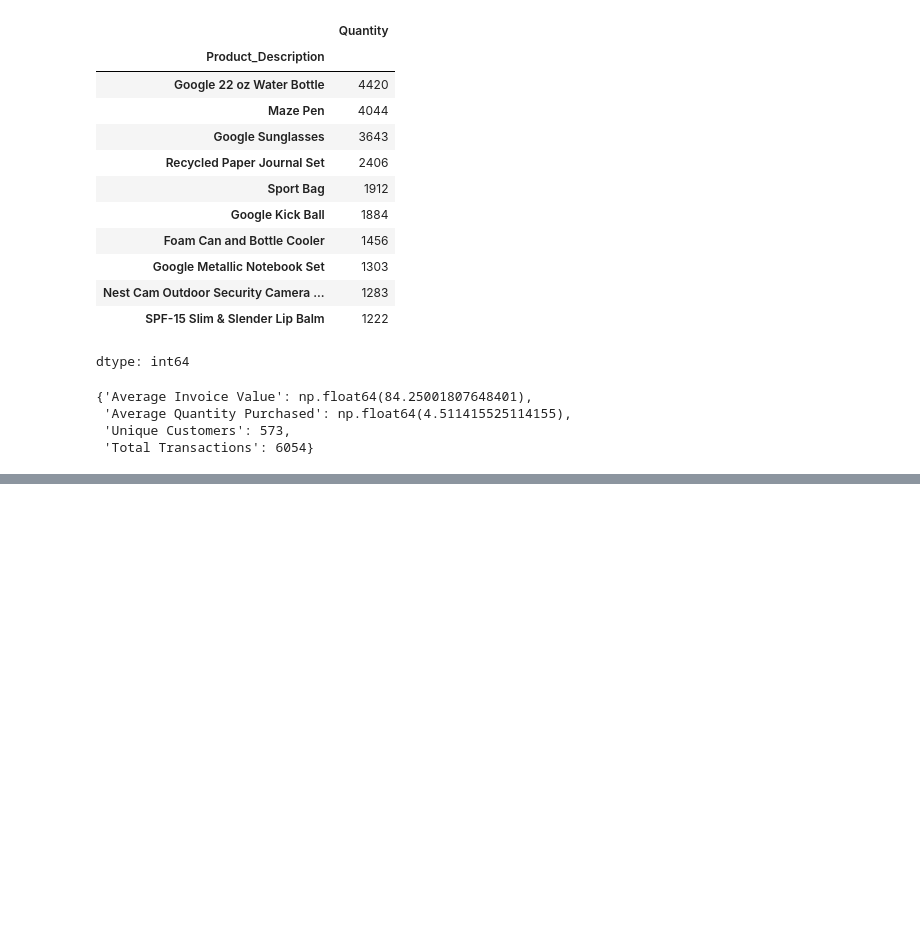
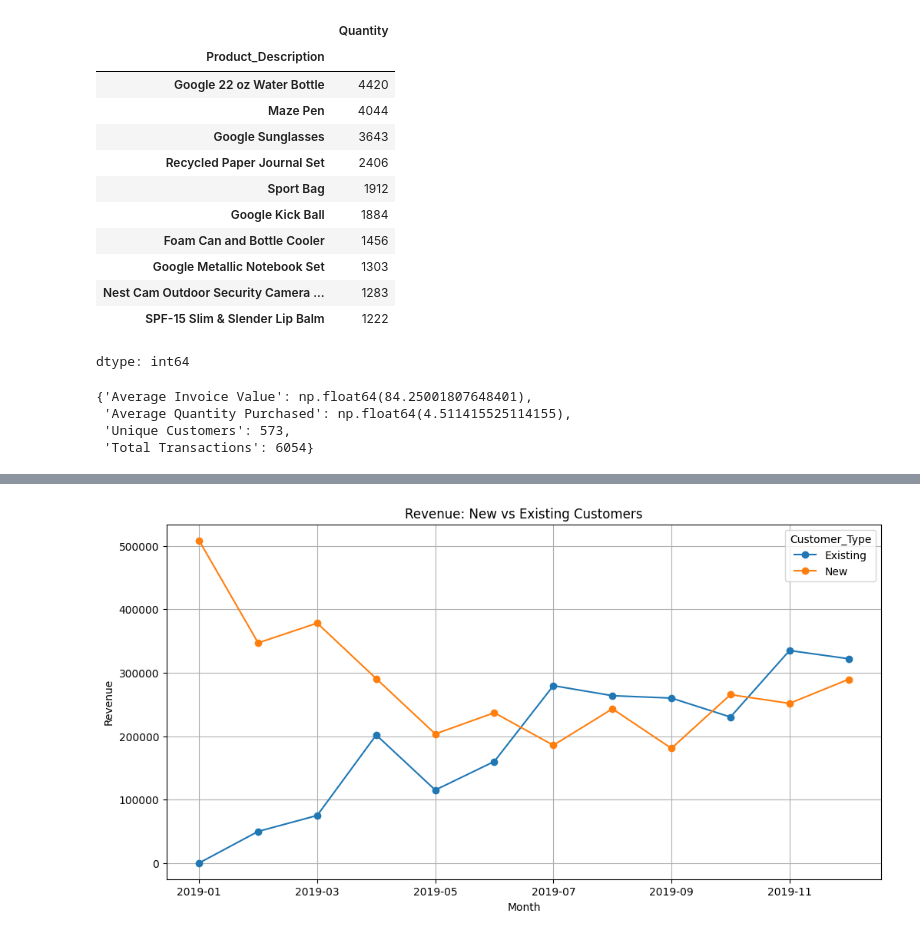
Before and after one commit to anp2/Declarative-Pipeline, a Jupyter notebook: EcommProj.ipynb, the cells around one changed output, grey strips where cells are left out. Saved outputs shown, nothing was run; the diff lists cells and outputs as text; code cells hidden in the pictures; blank space fills up the shorter version.

```diff
--- a/EcommProj.ipynb
+++ b/EcommProj.ipynb
@@ -1443,0 +1533,20 @@ summary
+# %%
+# Calculate monthly revenue
+
+monthly_revenue = (
+
+    merged_df
+
+    .groupby(
+        ['Year_Month', 'Customer_Type']
+    )
+
+    ['Invoice_Value']
+
+    .sum()
+
+    .reset_index()
+
+)
+
+monthly_revenue.head()
@@ -1443,0 +1597,28 @@ summary
+# %%
+# Visualize the Trend
+
+import matplotlib.pyplot as plt
+
+revenue_pivot.plot(
+
+    kind='line',
+
+    figsize=(12,6),
+
+    marker='o'
+
+)
+
+plt.title(
+    'Revenue: New vs Existing Customers'
+)
+
+plt.xlabel('Month')
+
+plt.ylabel('Revenue')
+
+plt.grid(True)
+
+plt.show()
+# %% [output]
+[figure, added]
```
Also changed, not shown: parts of 18 cells of this notebook.
